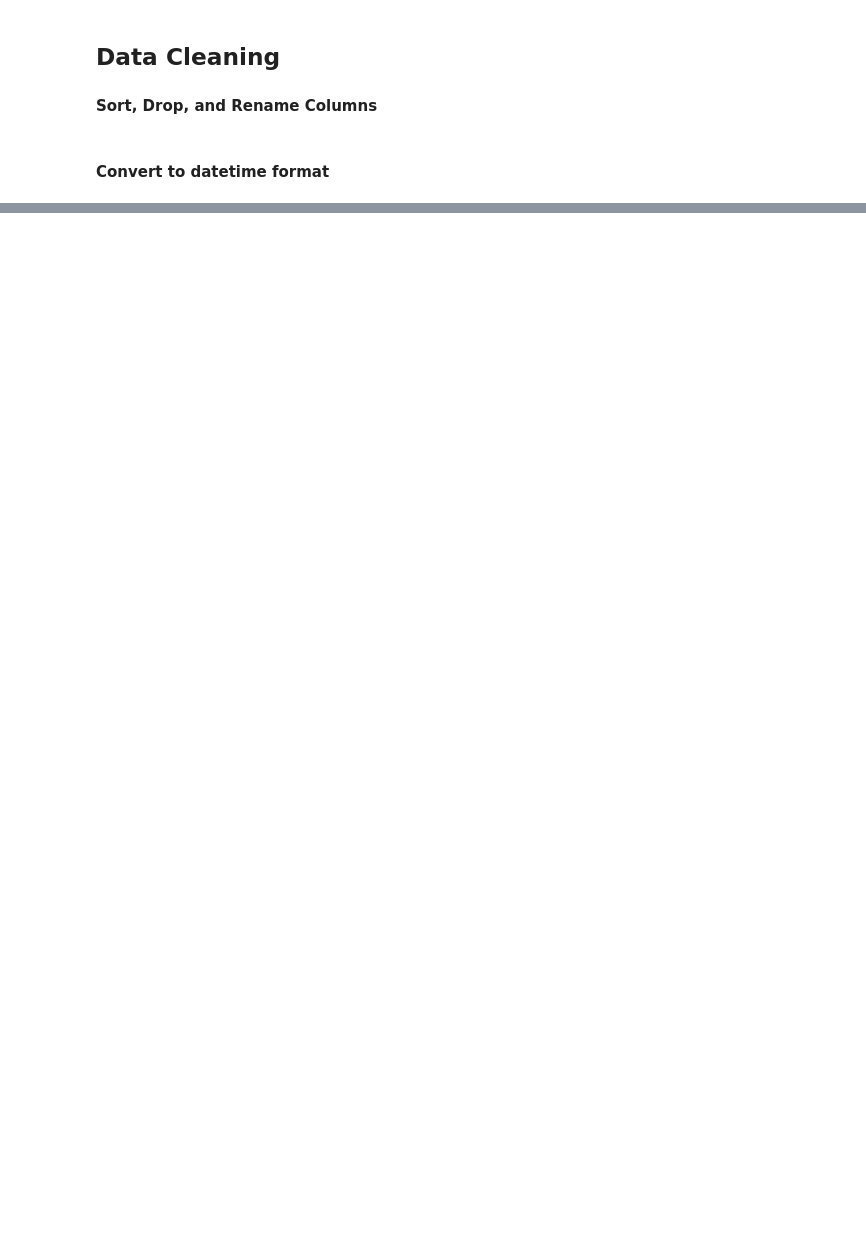
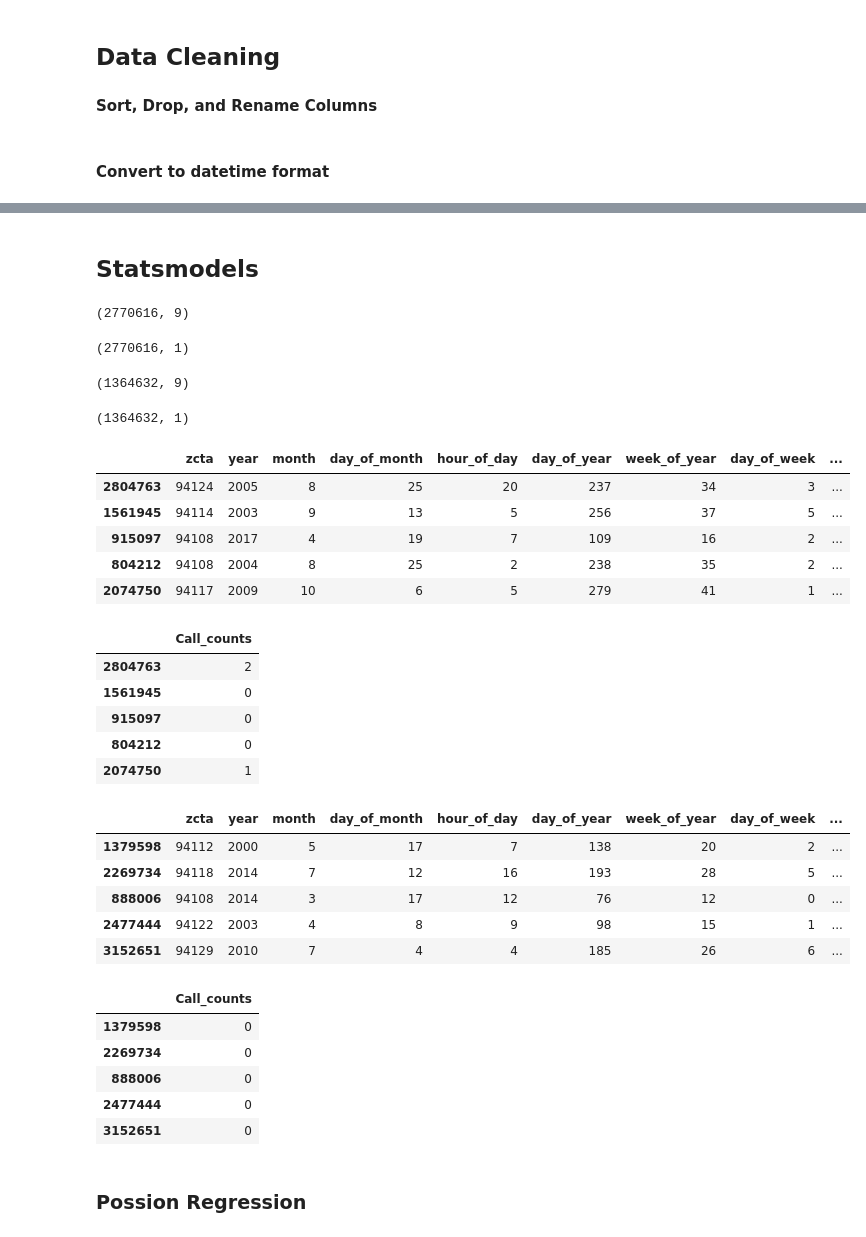
Before and after one commit to jamesypeng/Smarter-Emergency-Dispatch, a Jupyter notebook: 0 - Baseline Model.ipynb, the cells around one changed output, grey strips where cells are left out. Drawn from its saved outputs; the diff is of its cells as text; code cells hidden in the pictures; blank space fills up the shorter version.

```diff
--- a/0 - Baseline Model.ipynb
+++ b/0 - Baseline Model.ipynb
@@ -580,0 +295,66 @@ print("Y = " + str(m.get_weights(linear.W)) +
+# %% [markdown]
+## Statsmodels
+# %%
+from sklearn.model_selection import train_test_split
+
+data = ems_calls2.copy()
+
+data['zcta'] = data['zcta'].astype('category')
+
+X = data[['zcta', 'year','month','day_of_month', 'hour_of_day',
+          'day_of_year', 'week_of_year', 'day_of_week', 'is_weekend']]
+
+y = data[['Call_counts']]
+
+# split the data into train, dev, and test
+X_train, X_test, y_train, y_test = train_test_split(X, y, test_size=0.33, random_state=100)
+
+# X_train, X_test, y_train, y_test
+#     = train_test_split(X, y, test_size=0.2, random_state=1)
+
+# X_train, X_val, y_train, y_val
+#     = train_test_split(X_train, y_train, test_size=0.2, random_state=1)
+
+X_train.shape
+y_train.shape
+
+X_test.shape
+y_test.shape
+
+
+X_train.head()
+y_train.head()
+
+X_test.head()
+y_test.head()
+# %% [output]
+(2770616, 9)
+(2770616, 1)
+(1364632, 9)
+(1364632, 1)
+|  | zcta | year | month | day_of_month | hour_of_day | day_of_year | week_of_year | day_of_week | ... |
+| 2804763 | 94124 | 2005 | 8 | 25 | 20 | 237 | 34 | 3 | ... |
+| 1561945 | 94114 | 2003 | 9 | 13 | 5 | 256 | 37 | 5 | ... |
+| 915097 | 94108 | 2017 | 4 | 19 | 7 | 109 | 16 | 2 | ... |
+| 804212 | 94108 | 2004 | 8 | 25 | 2 | 238 | 35 | 2 | ... |
+| 2074750 | 94117 | 2009 | 10 | 6 | 5 | 279 | 41 | 1 | ... |
+|  | Call_counts |
+| 2804763 | 2 |
+| 1561945 | 0 |
+| 915097 | 0 |
+| 804212 | 0 |
+| 2074750 | 1 |
+|  | zcta | year | month | day_of_month | hour_of_day | day_of_year | week_of_year | day_of_week | ... |
+| 1379598 | 94112 | 2000 | 5 | 17 | 7 | 138 | 20 | 2 | ... |
+| 2269734 | 94118 | 2014 | 7 | 12 | 16 | 193 | 28 | 5 | ... |
+| 888006 | 94108 | 2014 | 3 | 17 | 12 | 76 | 12 | 0 | ... |
+| 2477444 | 94122 | 2003 | 4 | 8 | 9 | 98 | 15 | 1 | ... |
+| 3152651 | 94129 | 2010 | 7 | 4 | 4 | 185 | 26 | 6 | ... |
+|  | Call_counts |
+| 1379598 | 0 |
+| 2269734 | 0 |
+| 888006 | 0 |
+| 2477444 | 0 |
+| 3152651 | 0 |
+# %% [markdown]
+### Possion Regression
```
Also changed, not shown: parts of 44 cells of this notebook.
